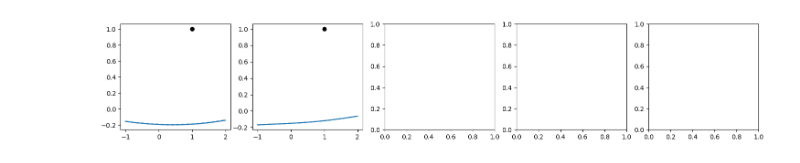
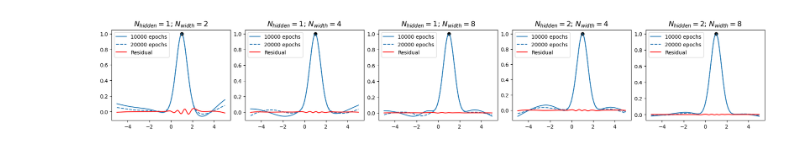
Before and after one commit to karsten3112/Computational-Physics, a Jupyter notebook: Week14/exercise65.ipynb, the cells around one changed output. Saved outputs shown, nothing was run; the diff lists cells and outputs as text; code cells hidden in the pictures.

```diff
--- a/Week14/exercise65.ipynb
+++ b/Week14/exercise65.ipynb
@@ -170,24 +178,26 @@ y_derivs = torch.tensor([0.0], dtype=torch.float, requires_grad=True).view(-1,1)
 train_data = MyCostumDataset(xs=xs, ys=ys, ys_deriv=y_derivs)
 train_loader = DataLoader(train_data)
 # %%
-fig, axs = plt.subplots(1, 5, figsize=(18,3))
+fig, axs = plt.subplots(1, 5, figsize=(18,3), layout="constrained")
 dim_hiddens = [2,4,6,10,12]
-x_ranges = [(0.5, 1.5), (0.5,1.5), (0.5,1.5)]
-xs = torch.linspace(-4.0, 4.0, 1000, requires_grad=True).view(-1,1)
+x_ranges = [(-5.0, 5.0), (0.0,2.0), (0,5.0)]
 colors = ["C0", "C1", "C2"]
 for ax, dim_hidden in zip(axs, dim_hiddens):
+    ax.set_title(r"$N_{hidden} = 1$, " + r"$N_{width} = $" + f"{dim_hidden}", fontsize=14)
     for x_range, color in zip(x_ranges, colors):
         model = Diffeq_model(input_dim=1, output_dim=1, num_hidden_layers=1, dim_hiddens=dim_hidden, activation_func=torch.nn.SiLU())
         optimizer = torch.optim.Adam(params=model.parameters(), lr=1e-3)
-        xs = torch.linspace(-4.0, 4.0, 1000, requires_grad=True).view(-1,1)
-        train_losses = train_diff_model(diff_eq=diff_eq2, model=model, train_loader=train_loader, optimizer=optimizer, epochs=1000, x_max=x_range[1], x_min=x_range[0], gamma=1.0)
+        xs = torch.linspace(x_range[0], x_range[1], 1000, requires_grad=True).view(-1,1)
+        train_diff_model(diff_eq=diff_eq3, model=model, train_loader=train_loader, optimizer=optimizer, epochs=1000, x_max=x_range[1], x_min=x_range[0])
         prediction, _, _ = model.forward(xs)
         with torch.no_grad():
             ax.plot(xs, prediction, c=color)
             for x_dat, y_dat, _ in train_loader:
                 ax.plot(x_dat, y_dat, 'o', c="k")
-        train_diff_model(diff_eq=diff_eq2, model=model, train_loader=train_loader, optimizer=optimizer, epochs=1000, x_max=x_range[1], x_min=x_range[0], gamma=1.0)
-        prediction, _, _= model.forward(xs)
+        train_diff_model(diff_eq=diff_eq3, model=model, train_loader=train_loader, optimizer=optimizer, epochs=1000, x_max=x_range[1], x_min=x_range[0])
+        prediction, _, _ = model.forward(xs)
         with torch.no_grad():
             ax.plot(xs, prediction, "--", c=color)
+
+a = fig.text(0.5,-0.05,"Full-lines: 1000 epochs; Dashed-lines: 2000 epochs", fontsize=13, ha="center")
 # %% [output]
@@ -210,23 +205,24 @@ tensor([1.0656]) tensor([1.0680])
 # %%
-fig, axs = plt.subplots(1, 5, figsize=(18,3))
-dim_hiddens = [10,12]
-x_ranges = [(-1.0, 2.0)]#, #(-4.0,4.0), (-4.0,4.0)]
-xs = torch.linspace(-4.0, 4.0, 1000, requires_grad=True).view(-1,1)
+fig, axs = plt.subplots(1, 5, figsize=(18,3), layout="constrained")
+dim_hiddens = [(1,2),(1,4),(1,8), (2,4),(2,8)]
+x_ranges = [(-5.0, 5.0), (0.0,2.0), (0,5.0)]
 colors = ["C0", "C1", "C2"]
 for ax, dim_hidden in zip(axs, dim_hiddens):
-    for x_range, color in zip(x_ranges, colors):
-        model = Diffeq_model(input_dim=1, output_dim=1, num_hidden_layers=1, dim_hiddens=dim_hidden, activation_func=torch.nn.SiLU())
-        optimizer = torch.optim.Adam(params=model.parameters(), lr=1e-3)
-        xs = torch.linspace(x_range[0], x_range[1], 1000, requires_grad=True).view(-1,1)
-        train_diff_model(diff_eq=diff_eq2, model=model, train_loader=train_loader, optimizer=optimizer, epochs=10000, x_max=x_range[1], x_min=x_range[0], gamma=1.0)
-        prediction, _, _ = model.forward(xs)
-        with torch.no_grad():
-            ax.plot(xs, prediction, c=color)
-            for x_dat, y_dat, _ in train_loader:
-                ax.plot(x_dat, y_dat, 'o', c="k")
-        train_diff_model(diff_eq=diff_eq2, model=model, train_loader=train_loader, optimizer=optimizer, epochs=10000, x_max=x_range[1], x_min=x_range[0], gamma=1.0)
-        prediction, _, _= model.forward(xs)
-        with torch.no_grad():
-            ax.plot(xs, prediction, "--", c=color)
+    ax.set_title(r"$N_{hidden} = $"+f"{dim_hidden[0]}; " + r"$N_{width} = $" + f"{dim_hidden[1]}", fontsize=14)
+    model = Diffeq_model(input_dim=1, output_dim=1, num_hidden_layers=dim_hidden[0], dim_hiddens=dim_hidden[1], activation_func=torch.nn.SiLU())
+    optimizer = torch.optim.Adam(params=model.parameters(), lr=1e-3)
+    xs = torch.linspace(-5.0, 5.0, 1000, requires_grad=True).view(-1,1)
+    train_diff_model(diff_eq=diff_eq3, model=model, train_loader=train_loader, optimizer=optimizer, epochs=10000, x_max=5.0, x_min=-5.0)
+    prediction, _, _ = model.forward(xs)
+    with torch.no_grad():
+        ax.plot(xs, prediction, c="C0", label="10000 epochs")
+        for x_dat, y_dat, _ in train_loader:
+            ax.plot(x_dat, y_dat, 'o', c="k")
+    train_diff_model(diff_eq=diff_eq3, model=model, train_loader=train_loader, optimizer=optimizer, epochs=10000, x_max=5.0, x_min=-5.0)
+    prediction, dydx, d2yd2x = model.forward(xs)
+    with torch.no_grad():
+        ax.plot(xs, prediction, "--", c="C0", label="20000 epochs")
+        ax.plot(xs, dydx**2 - diff_eq3(xs, prediction, d2yd2x), c="red", label="Residual")
+    ax.legend()
 # %% [output]
-[figure, old version]
+[figure, new version]
```
Also changed, not shown: parts of 6 cells of this notebook, 4 other files.
